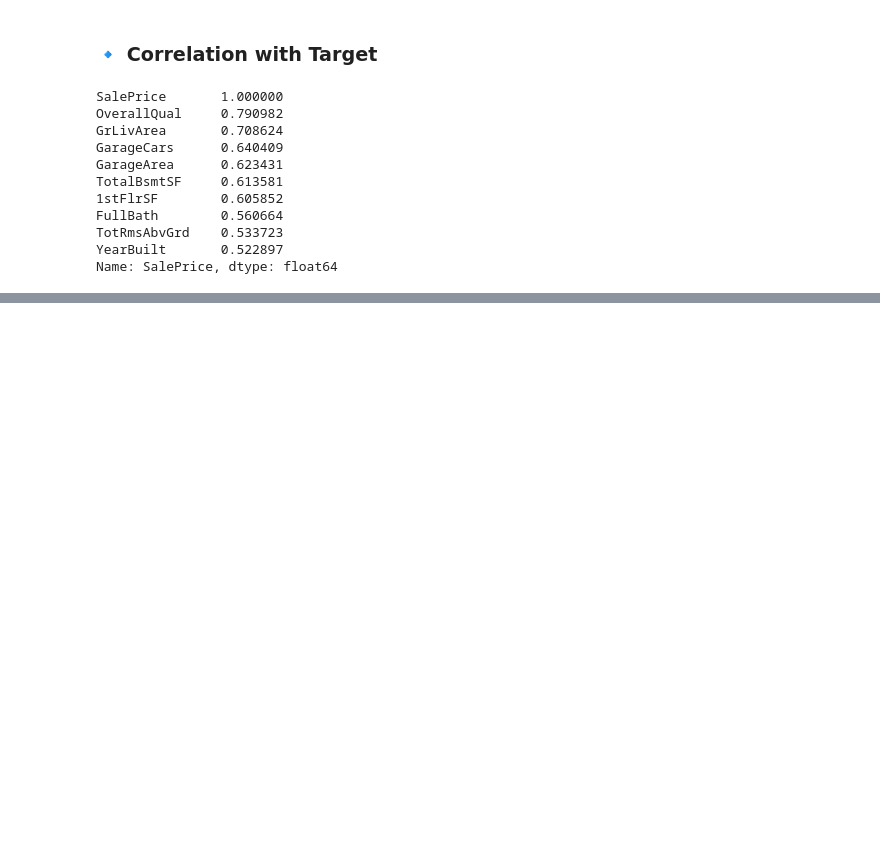
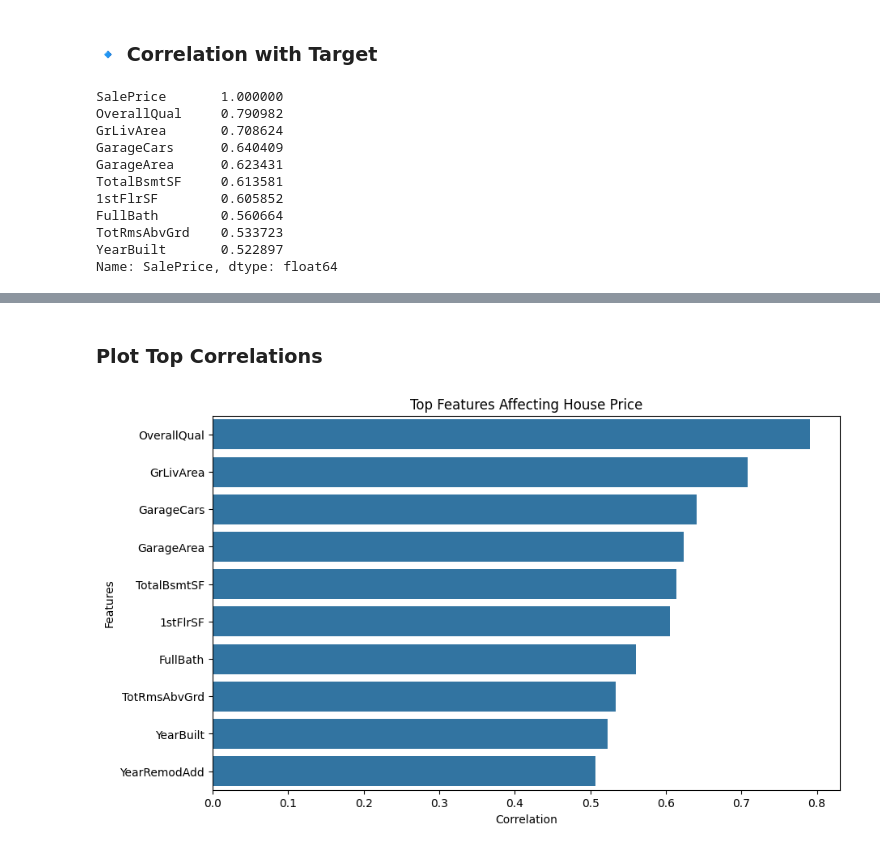
Before and after one commit to hafsakomal445/house-price-prediction-ml, a Jupyter notebook: notebooks/EDA.ipynb, the cells around one changed output, grey strips where cells are left out. Drawn from its saved outputs; the diff is of its cells as text; code cells hidden in the pictures; blank space fills up the shorter version.

```diff
--- a/notebooks/EDA.ipynb
+++ b/notebooks/EDA.ipynb
@@ -135,0 +220,6 @@ Name: SalePrice, dtype: float64
+# %%
+corr = df.corr()
+
+top_corr = corr['SalePrice'].sort_values(ascending=False)
+
+top_corr.head(10)
@@ -135,0 +238,13 @@ Name: SalePrice, dtype: float64
+# %% [markdown]
+### Plot Top Correlations
+# %%
+top_features = top_corr.index[1:11]
+
+plt.figure(figsize=(10,6))
+sns.barplot(x=top_corr[1:11].values, y=top_features)
+plt.title("Top Features Affecting House Price")
+plt.xlabel("Correlation")
+plt.ylabel("Features")
+plt.show()
+# %% [output]
+[figure, added]
```
Also changed, not shown: parts of 50 cells of this notebook.
